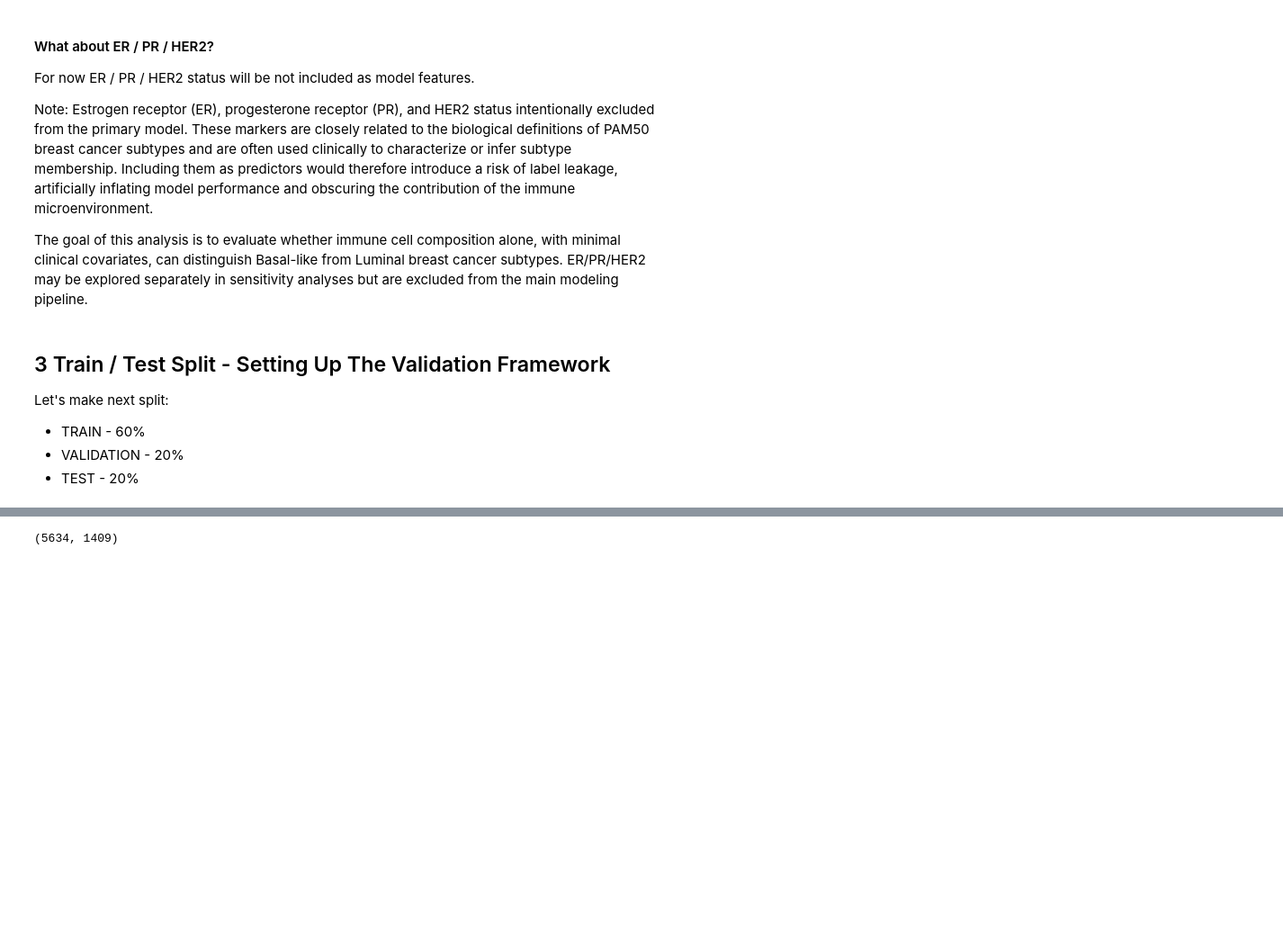
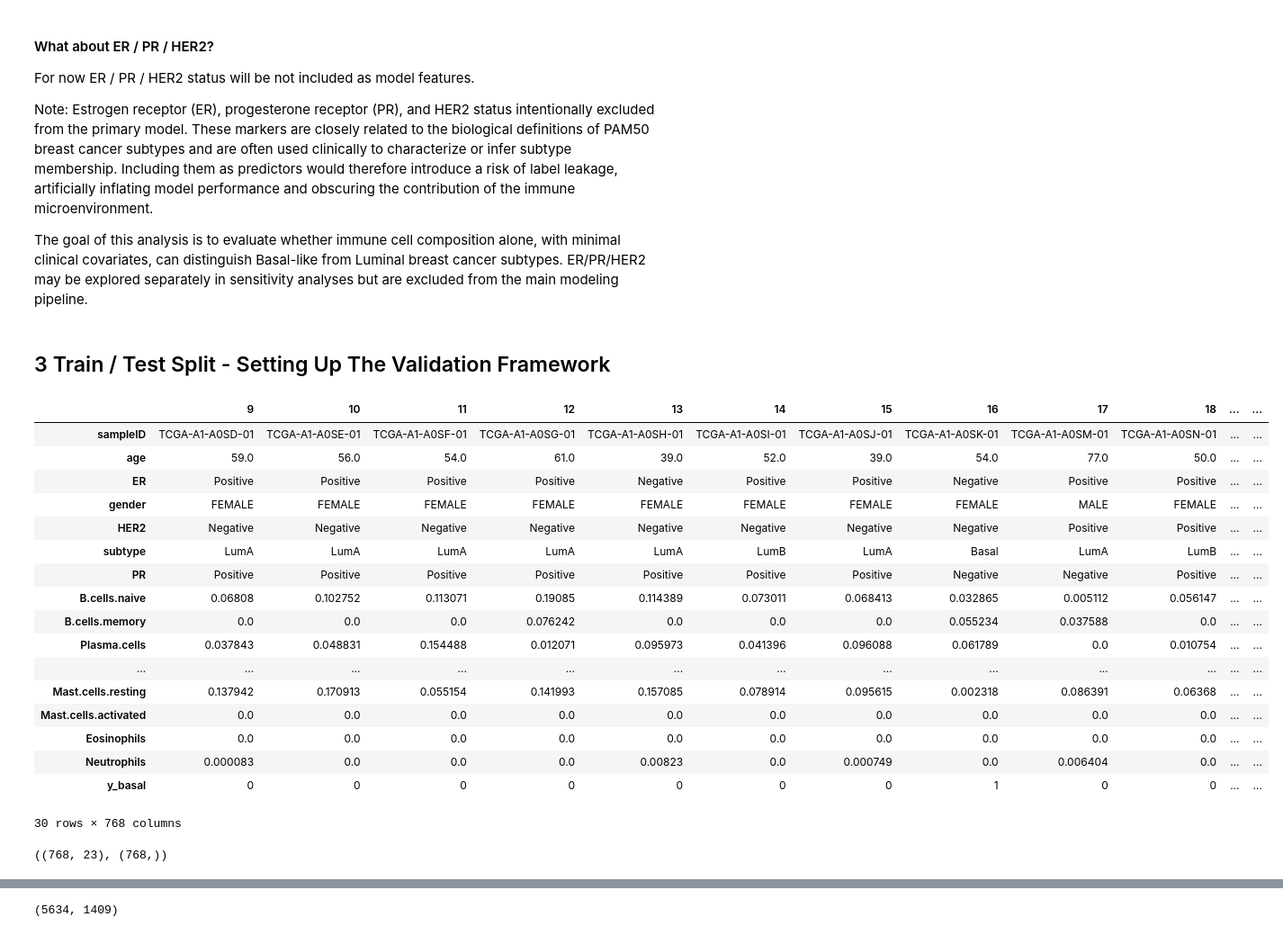
Before and after one commit to ekhlebus/tme-breast-cancer-subtype-prediction, a Jupyter notebook: tme-breast-cancer-subtype-prediction.ipynb, the cells around one changed output, grey strips where cells are left out. Shown at 90% size. Drawn from its saved outputs; the diff is of its cells as text; code cells hidden in the pictures; blank space fills up the shorter version.

Commit message:
TME subtypes: split dataset, notebook updated

```diff
--- a/tme-breast-cancer-subtype-prediction.ipynb
+++ b/tme-breast-cancer-subtype-prediction.ipynb
@@ -445,10 +484,26 @@ Note: Estrogen receptor (ER), progesterone receptor (PR), and HER2 status intent
 The goal of this analysis is to evaluate whether immune cell composition alone, with minimal clinical covariates, can distinguish Basal-like from Luminal breast cancer subtypes. ER/PR/HER2 may be explored separately in sensitivity analyses but are excluded from the main modeling pipeline.
 # %% [markdown]
 ## 3 Train / Test Split - Setting Up The Validation Framework
-
-Let's make next split:
-* TRAIN - 60%
-* VALIDATION - 20%
-* TEST - 20%
+# %%
+df_sub.T
+# %% [output]
+|  | 9 | 10 | 11 | 12 | 13 | 14 | 15 | 16 | 17 | 18 | ... | ... |
+| sampleID | TCGA-A1-A0SD-01 | TCGA-A1-A0SE-01 | TCGA-A1-A0SF-01 | TCGA-A1-A0SG-01 | TCGA-A1-A0SH-01 | TCGA-A1-A0SI-01 | TCGA-A1-A0SJ-01 | TCGA-A1-A0SK-01 | TCGA-A1-A0SM-01 | TCGA-A1-A0SN-01 | ... | ... |
+| age | 59.0 | 56.0 | 54.0 | 61.0 | 39.0 | 52.0 | 39.0 | 54.0 | 77.0 | 50.0 | ... | ... |
+| ER | Positive | Positive | Positive | Positive | Negative | Positive | Positive | Negative | Positive | Positive | ... | ... |
+| gender | FEMALE | FEMALE | FEMALE | FEMALE | FEMALE | FEMALE | FEMALE | FEMALE | MALE | FEMALE | ... | ... |
+| HER2 | Negative | Negative | Negative | Negative | Negative | Negative | Negative | Negative | Positive | Positive | ... | ... |
+| subtype | LumA | LumA | LumA | LumA | LumA | LumB | LumA | Basal | LumA | LumB | ... | ... |
+| PR | Positive | Positive | Positive | Positive | Positive | Positive | Positive | Negative | Negative | Positive | ... | ... |
+| B.cells.naive | 0.06808 | 0.102752 | 0.113071 | 0.19085 | 0.114389 | 0.073011 | 0.068413 | 0.032865 | 0.005112 | 0.056147 | ... | ... |
+| B.cells.memory | 0.0 | 0.0 | 0.0 | 0.076242 | 0.0 | 0.0 | 0.0 | 0.055234 | 0.037588 | 0.0 | ... | ... |
+| Plasma.cells | 0.037843 | 0.048831 | 0.154488 | 0.012071 | 0.095973 | 0.041396 | 0.096088 | 0.061789 | 0.0 | 0.010754 | ... | ... |
+| ... | ... | ... | ... | ... | ... | ... | ... | ... | ... | ... | ... | ... |
+| Mast.cells.resting | 0.137942 | 0.170913 | 0.055154 | 0.141993 | 0.157085 | 0.078914 | 0.095615 | 0.002318 | 0.086391 | 0.06368 | ... | ... |
+| Mast.cells.activated | 0.0 | 0.0 | 0.0 | 0.0 | 0.0 | 0.0 | 0.0 | 0.0 | 0.0 | 0.0 | ... | ... |
+| Eosinophils | 0.0 | 0.0 | 0.0 | 0.0 | 0.0 | 0.0 | 0.0 | 0.0 | 0.0 | 0.0 | ... | ... |
+| Neutrophils | 0.000083 | 0.0 | 0.0 | 0.0 | 0.00823 | 0.0 | 0.000749 | 0.0 | 0.006404 | 0.0 | ... | ... |
+| y_basal | 0 | 0 | 0 | 0 | 0 | 0 | 0 | 1 | 0 | 0 | ... | ... |
+30 rows × 768 columns
 # %%
 # Define final X and y
@@ -455,2 +512,6 @@ Let's make next split:
+# %%
+X.shape, y.shape
+# %% [output]
+((768, 23), (768,))
 # %%
 from sklearn.model_selection import train_test_split
```
Also changed, not shown: parts of 12 cells of this notebook.
